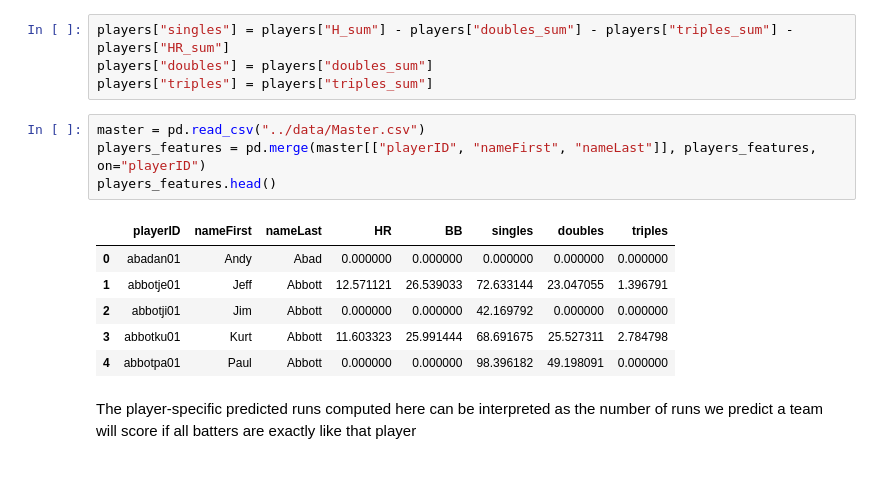
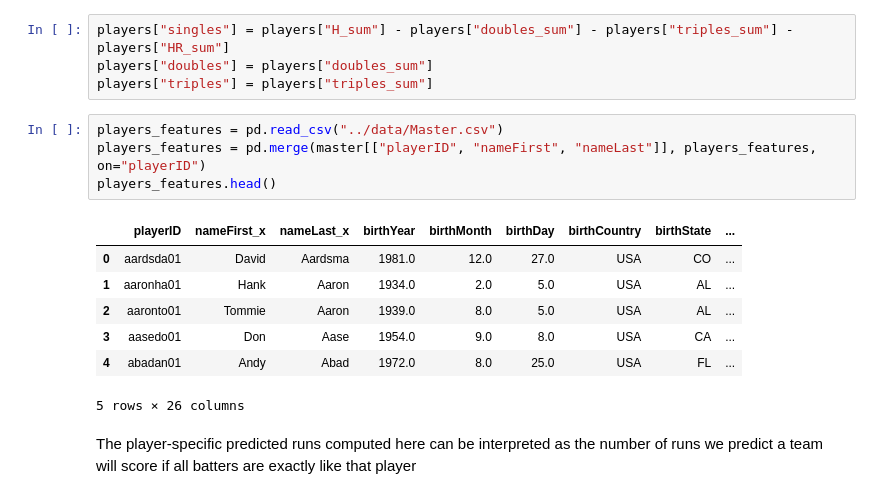
Before and after one commit to iankamar/MLB-Team-Optimization-with-Linear-Regression, a Jupyter notebook: wine_classification_pca_knn.ipynb.ipynb, the cells around one changed output. Saved outputs shown, nothing was run; the diff lists cells and outputs as text.

```diff
--- a/wine_classification_pca_knn.ipynb.ipynb
+++ b/wine_classification_pca_knn.ipynb.ipynb
@@ -121,16 +121,17 @@ players["singles"] = players["H_sum"] - players["doubles_sum"] - players["triple
 players["doubles"] = players["doubles_sum"]
 players["triples"] = players["triples_sum"]
 # %%
-master = pd.read_csv("../data/Master.csv")
+players_features = pd.read_csv("../data/Master.csv")
 players_features = pd.merge(master[["playerID", "nameFirst", "nameLast"]], players_features, on="playerID")
 players_features.head()
 # %% [output]
-|  | playerID | nameFirst | nameLast | HR | BB | singles | doubles | triples |
-| 0 | abadan01 | Andy | Abad | 0.000000 | 0.000000 | 0.000000 | 0.000000 | 0.000000 |
-| 1 | abbotje01 | Jeff | Abbott | 12.571121 | 26.539033 | 72.633144 | 23.047055 | 1.396791 |
-| 2 | abbotji01 | Jim | Abbott | 0.000000 | 0.000000 | 42.169792 | 0.000000 | 0.000000 |
-| 3 | abbotku01 | Kurt | Abbott | 11.603323 | 25.991444 | 68.691675 | 25.527311 | 2.784798 |
-| 4 | abbotpa01 | Paul | Abbott | 0.000000 | 0.000000 | 98.396182 | 49.198091 | 0.000000 |
+|  | playerID | nameFirst_x | nameLast_x | birthYear | birthMonth | birthDay | birthCountry | birthState | ... |
+| 0 | aardsda01 | David | Aardsma | 1981.0 | 12.0 | 27.0 | USA | CO | ... |
+| 1 | aaronha01 | Hank | Aaron | 1934.0 | 2.0 | 5.0 | USA | AL | ... |
+| 2 | aaronto01 | Tommie | Aaron | 1939.0 | 8.0 | 5.0 | USA | AL | ... |
+| 3 | aasedo01 | Don | Aase | 1954.0 | 9.0 | 8.0 | USA | CA | ... |
+| 4 | abadan01 | Andy | Abad | 1972.0 | 8.0 | 25.0 | USA | FL | ... |
+5 rows × 26 columns
 # %% [markdown]
 The player-specific predicted runs computed here can be interpreted as the number of runs we predict a team  will score if all batters are exactly like that player
 # %% [markdown]
```
Also changed, not shown: parts of 4 cells of this notebook.
